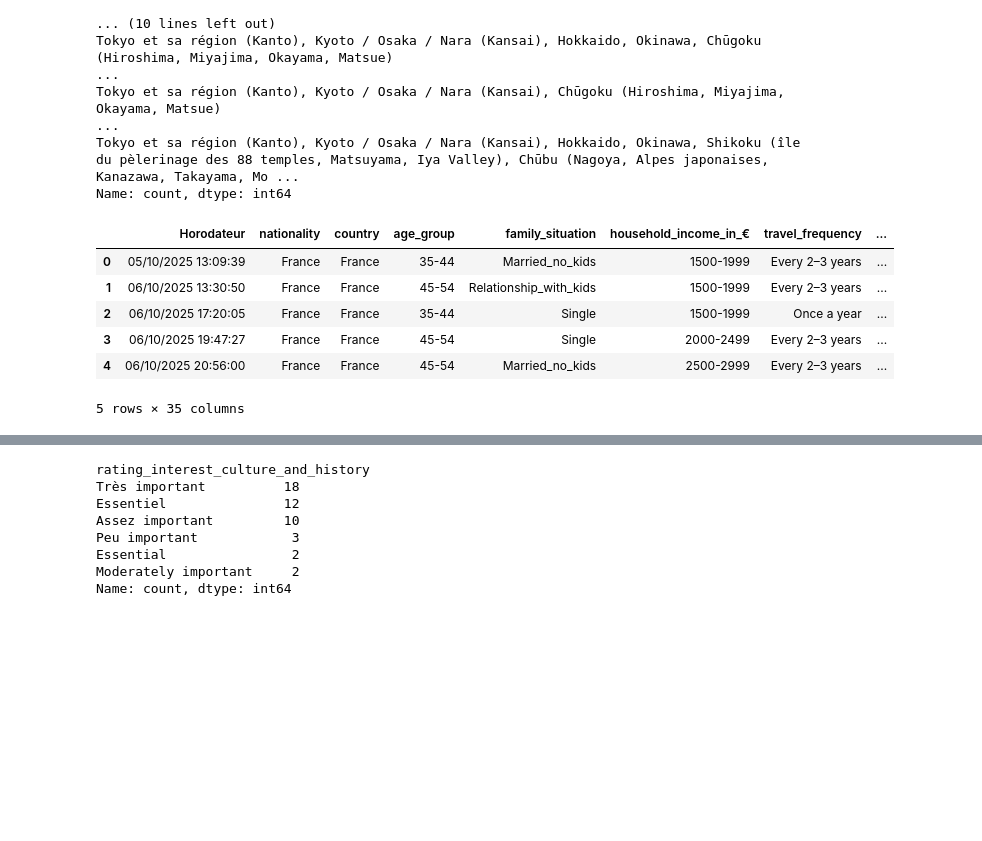
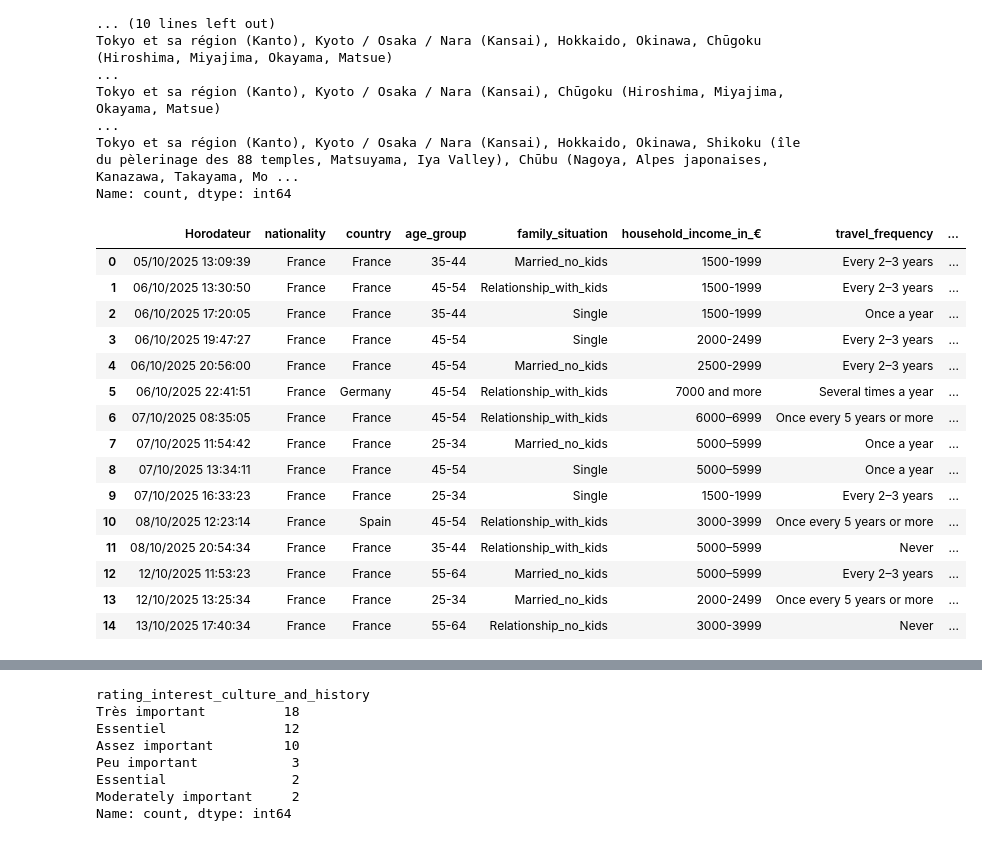
Before and after one commit to JBaptisteAll/Japan_tourism_analysis, a Jupyter notebook: import_and_cleaning_notebook.ipynb, the cells around one changed output, grey strips where cells are left out. Saved outputs shown, nothing was run; the diff lists cells and outputs as text; code cells hidden in the pictures; blank space fills up the shorter version.

```diff
--- a/notebook.ipynb
+++ b/import_and_cleaning_notebook.ipynb
@@ -507,15 +507,24 @@ def list_to_fixed_cols(lst, k=MAX_CHOICES):
 df_prefs = regions_list.apply(list_to_fixed_cols)
 df_clean = pd.concat([df_clean, df_prefs], axis=1)
 # %%
-display(df_clean.head())
+display(df_clean.head(15))
 # %% [output]
 |  | Horodateur | nationality | country | age_group | family_situation | household_income_in_€ | travel_frequency | ... |
 | 0 | 05/10/2025 13:09:39 | France | France | 35-44 | Married_no_kids | 1500-1999 | Every 2–3 years | ... |
 | 1 | 06/10/2025 13:30:50 | France | France | 45-54 | Relationship_with_kids | 1500-1999 | Every 2–3 years | ... |
 | 2 | 06/10/2025 17:20:05 | France | France | 35-44 | Single | 1500-1999 | Once a year | ... |
 | 3 | 06/10/2025 19:47:27 | France | France | 45-54 | Single | 2000-2499 | Every 2–3 years | ... |
 | 4 | 06/10/2025 20:56:00 | France | France | 45-54 | Married_no_kids | 2500-2999 | Every 2–3 years | ... |
+| 5 | 06/10/2025 22:41:51 | France | Germany | 45-54 | Relationship_with_kids | 7000 and more | Several times a year | ... |
+| 6 | 07/10/2025 08:35:05 | France | France | 45-54 | Relationship_with_kids | 6000–6999 | Once every 5 years or more | ... |
+| 7 | 07/10/2025 11:54:42 | France | France | 25-34 | Married_no_kids | 5000–5999 | Once a year | ... |
+| 8 | 07/10/2025 13:34:11 | France | France | 45-54 | Single | 5000–5999 | Once a year | ... |
+| 9 | 07/10/2025 16:33:23 | France | France | 25-34 | Single | 1500-1999 | Every 2–3 years | ... |
+| 10 | 08/10/2025 12:23:14 | France | Spain | 45-54 | Relationship_with_kids | 3000-3999 | Once every 5 years or more | ... |
+| 11 | 08/10/2025 20:54:34 | France | France | 35-44 | Relationship_with_kids | 5000–5999 | Never | ... |
+| 12 | 12/10/2025 11:53:23 | France | France | 55-64 | Married_no_kids | 5000–5999 | Every 2–3 years | ... |
+| 13 | 12/10/2025 13:25:34 | France | France | 25-34 | Married_no_kids | 2000-2499 | Once every 5 years or more | ... |
+| 14 | 13/10/2025 17:40:34 | France | France | 55-64 | Relationship_no_kids | 3000-3999 | Never | ... |
-5 rows × 35 columns
 # %%
 clean_most_wanted_pref_to_visit = {
 
```
Also changed, not shown: parts of 4 cells of this notebook, 2 other files.
